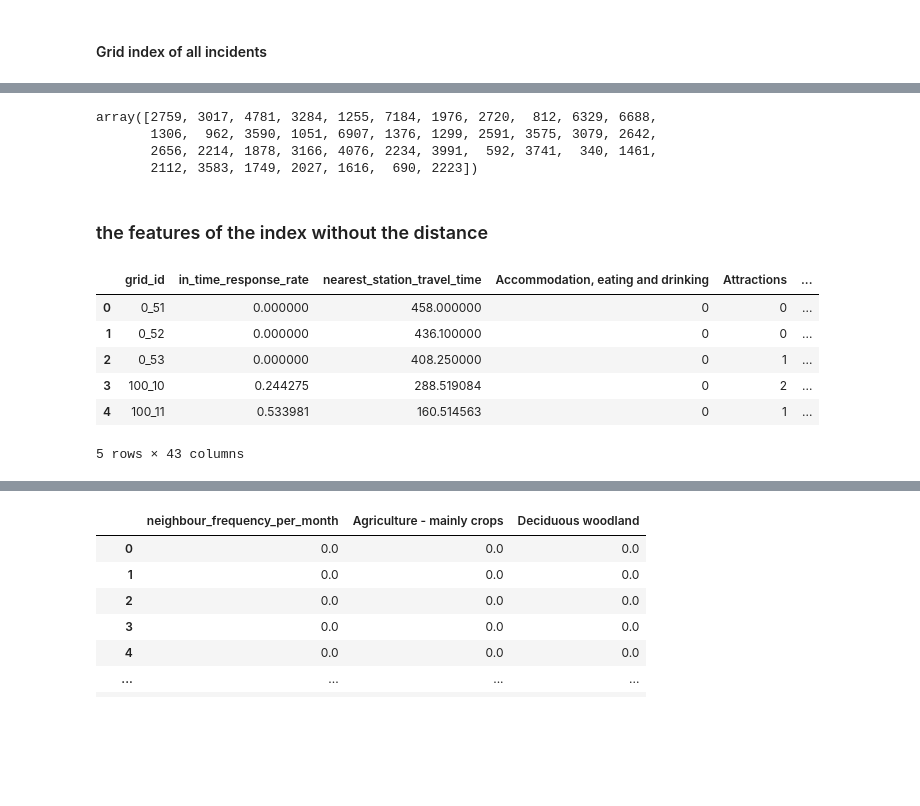
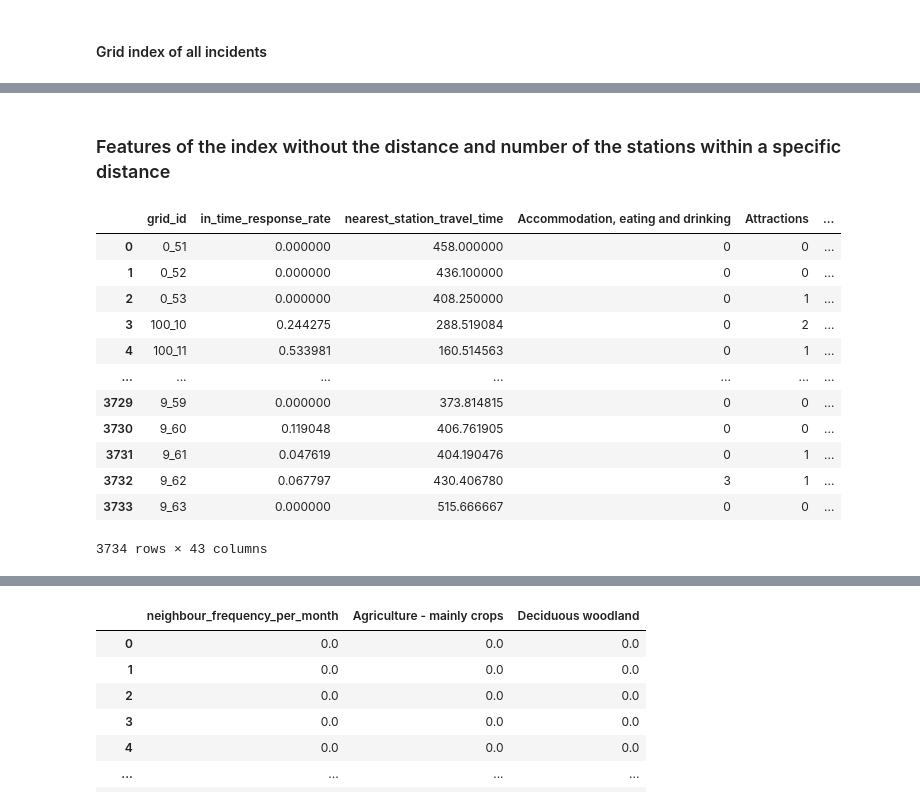
Before and after one commit to Schnappi99/Fire_Station_Optimisation_GA, a Jupyter notebook: utils/preprocess.ipynb, the cells around one changed output, grey strips where cells are left out. Drawn from its saved outputs; the diff is of its cells as text; code cells hidden in the pictures; blank space fills up the shorter version.

```diff
--- a/utils/preprocess.ipynb
+++ b/utils/preprocess.ipynb
@@ -371,37 +307,19 @@ stations
-# %%
-from scipy.spatial import cKDTree
-
-stations_xy = np.vstack([
-    stations.geometry.x.values,
-    stations.geometry.y.values
-]).T  # shape: (num_stations, 2)
-
-# Build KDTree index
-tree = cKDTree(xy_all)
-
-# Match stations to grid centroids
-distances, indices = tree.query(stations_xy, k=1)
-current_layout_idx = indices
-
-# Save as xy_all.npy
-np.save(data_dir / "current_layout_idx.npy", current_layout_idx)
-
-current_layout_idx
-# %% [output]
-array([2759, 3017, 4781, 3284, 1255, 7184, 1976, 2720,  812, 6329, 6688,
-       1306,  962, 3590, 1051, 6907, 1376, 1299, 2591, 3575, 3079, 2642,
-       2656, 2214, 1878, 3166, 4076, 2234, 3991,  592, 3741,  340, 1461,
-       2112, 3583, 1749, 2027, 1616,  690, 2223])
 # %% [markdown]
-### the features of the index without the distance ###
+### Features of the index without the distance and number of the stations within a specific distance ###
 # %%
 features = pd.read_csv(data_dir / "All_features.csv")
-features.head()
+features
 # %% [output]
 |  | grid_id | in_time_response_rate | nearest_station_travel_time | Accommodation, eating and drinking | Attractions | ... |
 | 0 | 0_51 | 0.000000 | 458.000000 | 0 | 0 | ... |
 | 1 | 0_52 | 0.000000 | 436.100000 | 0 | 0 | ... |
 | 2 | 0_53 | 0.000000 | 408.250000 | 0 | 1 | ... |
 | 3 | 100_10 | 0.244275 | 288.519084 | 0 | 2 | ... |
 | 4 | 100_11 | 0.533981 | 160.514563 | 0 | 1 | ... |
+| ... | ... | ... | ... | ... | ... | ... |
+| 3729 | 9_59 | 0.000000 | 373.814815 | 0 | 0 | ... |
+| 3730 | 9_60 | 0.119048 | 406.761905 | 0 | 0 | ... |
+| 3731 | 9_61 | 0.047619 | 404.190476 | 0 | 1 | ... |
+| 3732 | 9_62 | 0.067797 | 430.406780 | 3 | 1 | ... |
+| 3733 | 9_63 | 0.000000 | 515.666667 | 0 | 0 | ... |
-5 rows × 43 columns
+3734 rows × 43 columns
```
Also changed, not shown: parts of 28 cells of this notebook, 26 other files.
